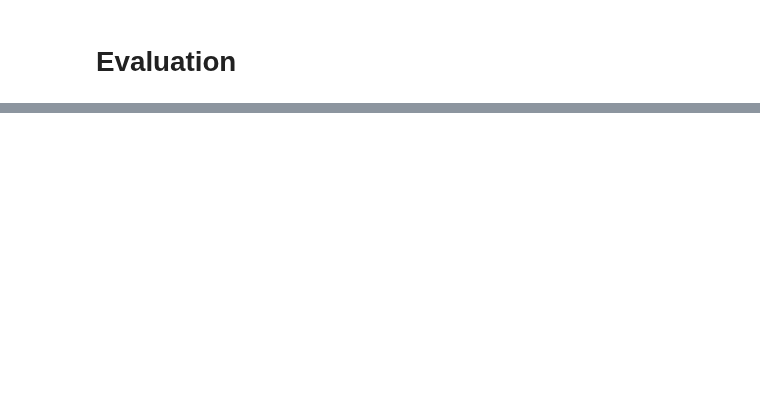
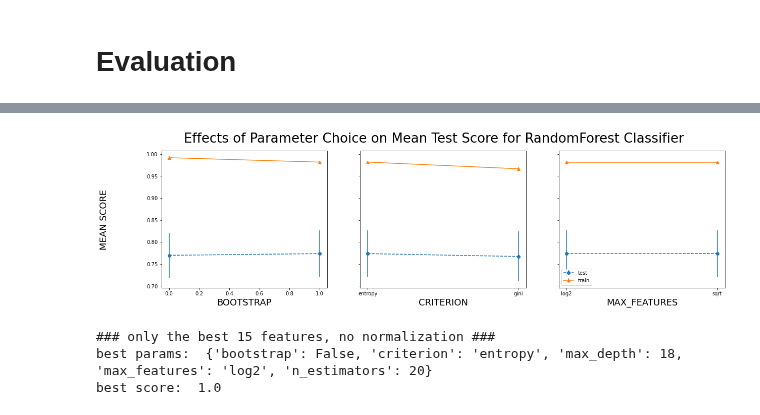
Before and after one commit to sh0w/machine-learning-pattern-classfication, a Jupyter notebook: task3_classification/RandomForest.ipynb, the cells around one changed output, grey strips where cells are left out. Cells and saved outputs as stored; diff of their text form; code cells hidden in the pictures; blank space fills up the shorter version.

```diff
--- a/task3_classification/RandomForest.ipynb
+++ b/task3_classification/RandomForest.ipynb
@@ -156,10 +214,20 @@ best score:  0.7779472443265545
+# %%
+best_params_found = {'max_depth': 10, 'n_estimators': 200, 'random_state': 42, 'criterion': 'entropy', 'max_features': 'log2', 'bootstrap': True}
+# %%
+clf = ensemble.RandomForestClassifier(**best_params_found)
+# %%
+refined_param_grid = {
+                     'criterion': ['entropy', 'gini'],
+                     'max_features': ['log2', 'sqrt'],
+                     'bootstrap': [False, True]
+                     }
 # %%
-gscv_norm = GridSearchCV(clf, param_grid, cv=10, return_train_score=True, n_jobs=-1)
+gscv_refined = GridSearchCV(clf, refined_param_grid, cv=5, return_train_score=True, n_jobs=-1)
 
-gscv_norm.fit(X_normalized, y)
+gscv_refined.fit(X_best, y)
 
-scores_all_features = gscv_norm.cv_results_["mean_test_score"]
+scores_all_features = gscv_refined.cv_results_["mean_test_score"]
 
-print("### all 87 features, normalized to [0, 1] ###")
-print("best params: ", gscv_norm.best_params_, "\nbest score: ",gscv_norm.best_score_, "\n")
+print(f"### only the best {select_k_best} features, no normalization ###")
+print("best params: ", gscv_refined.best_params_, "\nbest score: ",gscv_refined.best_score_, "\n")
 # %% [output]
@@ -250,0 +300,4 @@ plot_search_results(gscv_norm, title="Effects of Parameter Choice on Mean Test S
+# %%
+plot_search_results(gscv_refined, title="Effects of Parameter Choice on Mean Test Score for RandomForest Classifier", log_list=["max_depth"])
+# %% [output]
+[figure, added]
@@ -250,0 +311,20 @@ plot_search_results(gscv_norm, title="Effects of Parameter Choice on Mean Test S
+# %%
+param_grid = {'n_estimators': [20, 50, 100, 200, 500], # default is 100
+               'max_depth' : [2, 4, 6, 10, 18, 25, 50], # default is None -> expanded until termination criteria is met
+             'criterion': ['entropy', 'gini'],
+                     'max_features': ['log2', 'sqrt'],
+                     'bootstrap': [False, True]
+             }
+
+gscv_k_best = GridSearchCV(clf, param_grid, cv=cvIterable, return_train_score=True, n_jobs=-1)
+
+gscv_k_best.fit(X_best, y)
+
+scores_all_features = gscv_k_best.cv_results_["mean_test_score"]
+
+print(f"### only the best {select_k_best} features, no normalization ###")
+print("best params: ", gscv_k_best.best_params_, "\nbest score: ",gscv_k_best.best_score_, "\n")
+# %% [output]
+### only the best 15 features, no normalization ###
+best params:  {'bootstrap': False, 'criterion': 'entropy', 'max_depth': 18, 'max_features': 'log2', 'n_estimators': 20}
+best score:  1.0
```
Also changed, not shown: parts of 31 cells of this notebook, 7 other files.
